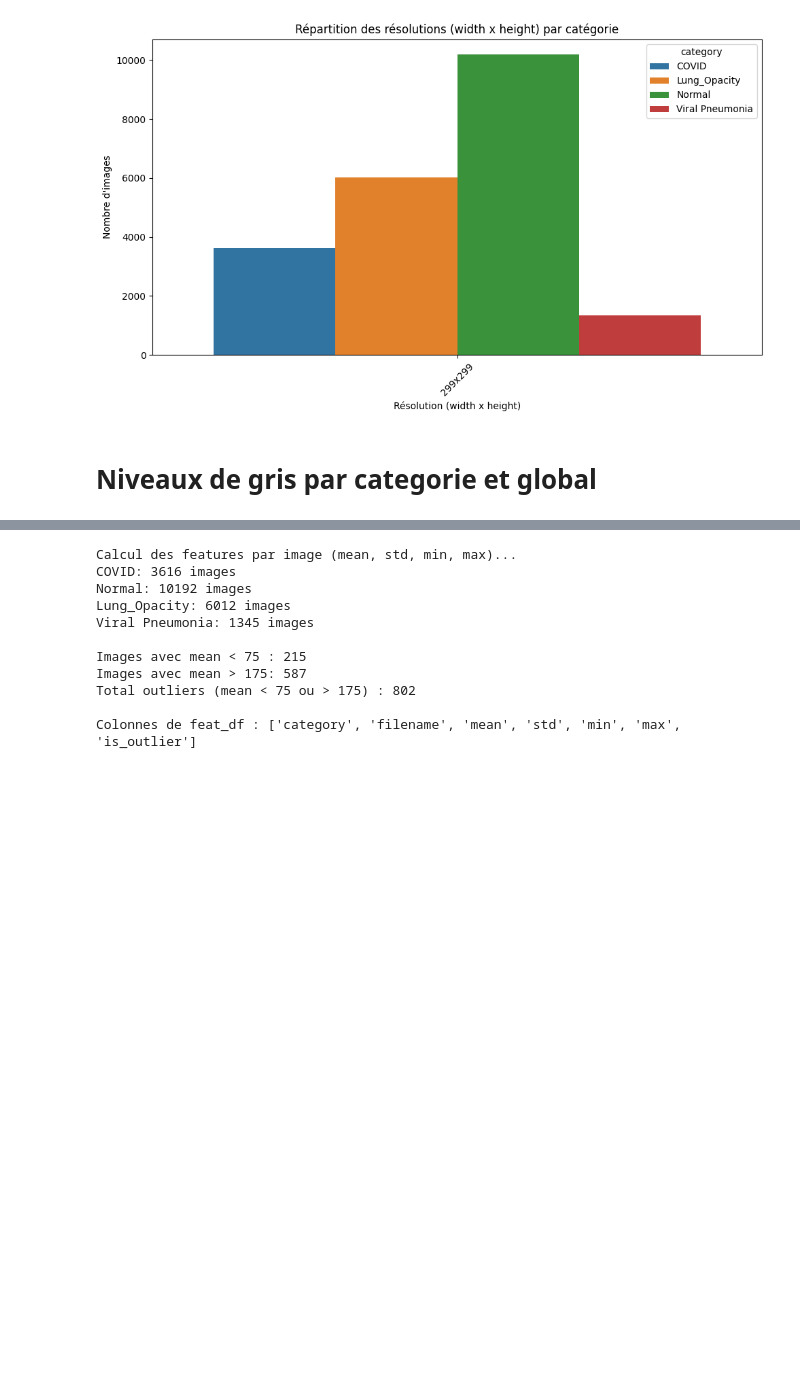
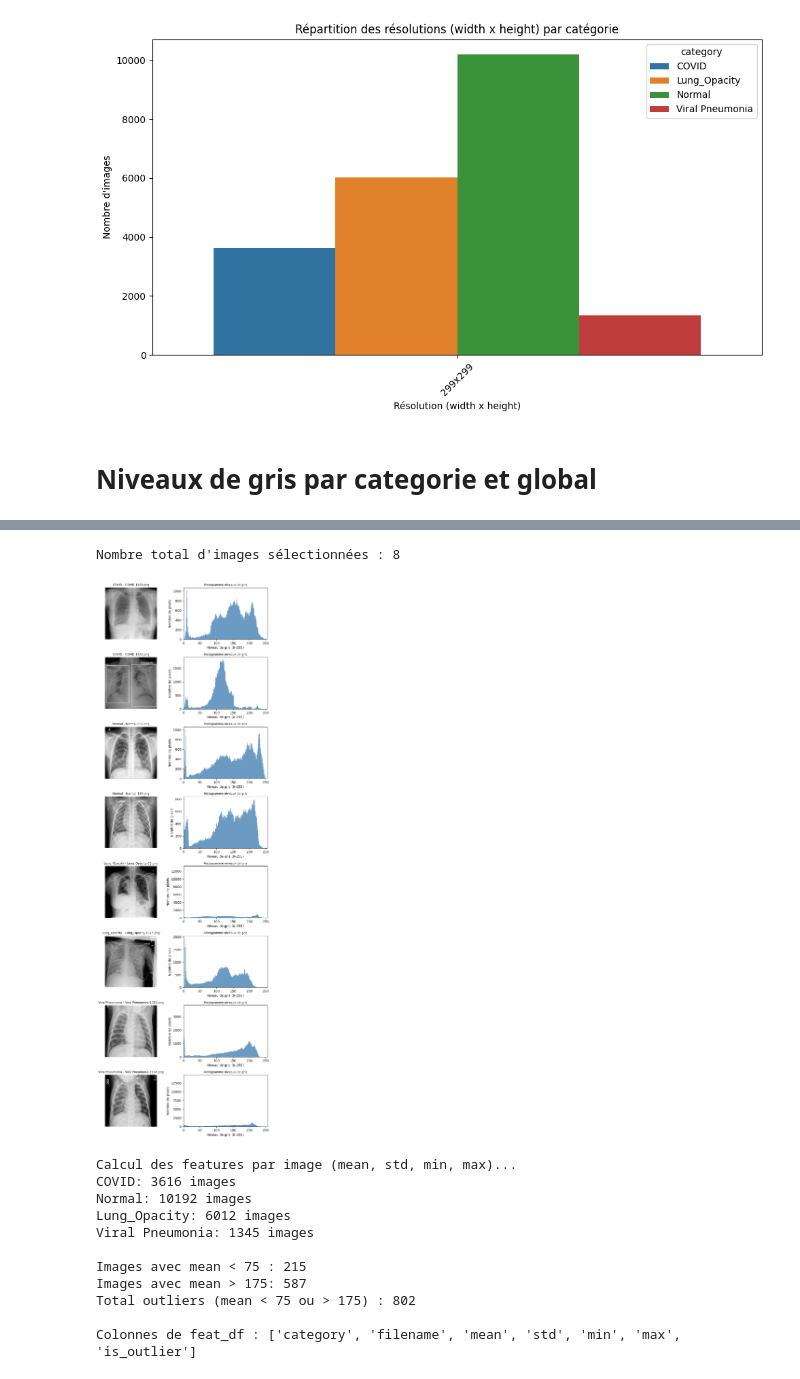
Before and after one commit to mar25-iia2-radiographies/mar25_radiographies_pulmonaires_covid19, a Jupyter notebook: notebooks/01_data_exploration.ipynb, the cells around one changed output, grey strips where cells are left out. Saved outputs shown, nothing was run; the diff lists cells and outputs as text; code cells hidden in the pictures; blank space fills up the shorter version.

```diff
--- a/notebooks/01_data_exploration.ipynb
+++ b/notebooks/01_data_exploration.ipynb
@@ -818,3 +879,56 @@ Viral Pneumonia   1345.0  125.37  18.98  64.77  113.50  126.86  137.79  193.69
+# %%
+from pathlib import Path
+from PIL import Image
+import numpy as np
+import matplotlib.pyplot as plt
+
+# On réutilise base_path défini plus haut
+data_path = base_path / "COVID-19_Radiography_Dataset"
+categories = ['COVID', 'Normal', 'Lung_Opacity', 'Viral Pneumonia']
+
+# 2 images par catégorie → 8 images au total
+samples_per_class = 2
+selected = []
+
+for cat in categories:
+    cat_path = data_path / cat / 'images'
+    image_paths = list(cat_path.glob('*.png'))
+    image_paths = image_paths[:samples_per_class]  # simple : prends les 2 premières
+    for p in image_paths:
+        selected.append((cat, p))
+
+print(f"Nombre total d'images sélectionnées : {len(selected)}")
+
+n = len(selected)
+fig, axes = plt.subplots(nrows=n, ncols=2, figsize=(8, 3 * n))
+
+if n == 1:
+    axes = np.array([axes])  # homogénéiser
+
+for i, (cat, img_path) in enumerate(selected):
+    # Image
+    img = Image.open(img_path).convert('L')
+    arr = np.array(img, dtype=np.uint8)
+
+    ax_img = axes[i, 0]
+    ax_hist = axes[i, 1]
+
+    ax_img.imshow(arr, cmap='gray')
+    ax_img.set_title(f"{cat} - {img_path.name}", fontsize=9)
+    ax_img.axis('off')
+
+    # Histogramme
+    ax_hist.hist(arr.ravel(), bins=256, range=(0, 255), color='steelblue', alpha=0.8)
+    ax_hist.set_xlim(0, 255)
+    ax_hist.set_title("Histogramme niveaux de gris", fontsize=9)
+    ax_hist.set_xlabel("Niveau de gris (0–255)")
+    ax_hist.set_ylabel("Nombre de pixels")
+
+plt.tight_layout()
+plt.show()
+# %% [output]
+Nombre total d'images sélectionnées : 8
+[figure, added]
 # %%
 from pathlib import Path
 from PIL import Image
```
Also changed, not shown: parts of 7 cells of this notebook.
